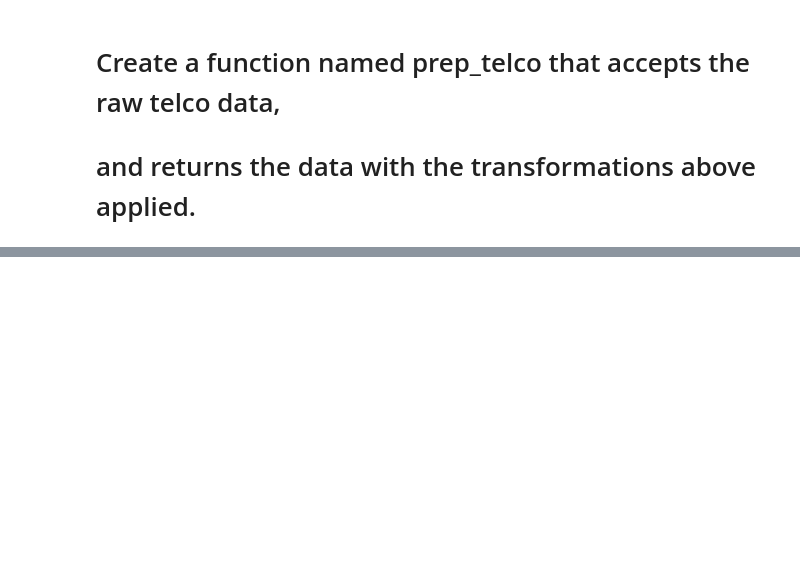
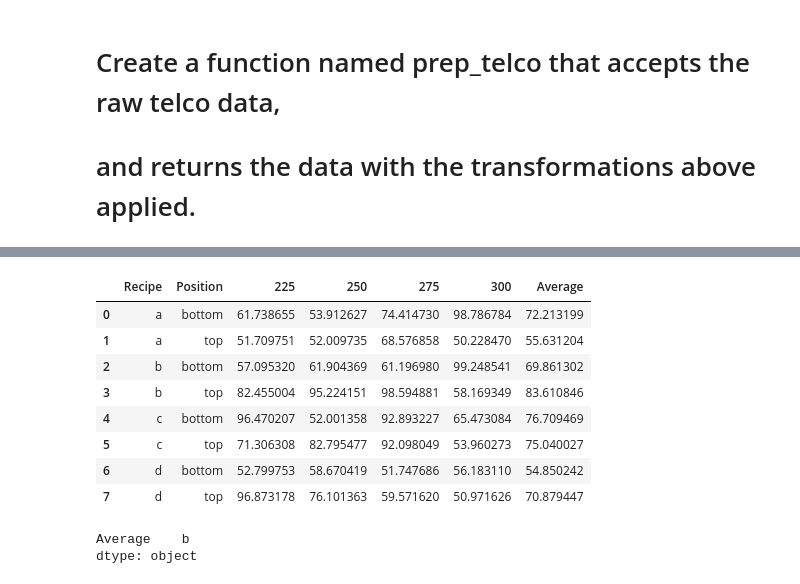
Before and after one commit to Laz-Lopez/classification-exercises, a Jupyter notebook: classification_exercises.ipynb, the cells around one changed output, grey strips where cells are left out. Drawn from its saved outputs; the diff is of its cells as text; code cells hidden in the pictures; blank space fills up the shorter version.

```diff
--- a/classification_exercises.ipynb
+++ b/classification_exercises.ipynb
@@ -624,0 +802,3 @@ Test: (1409, 21)
+# %%
+cake=split_cake.drop(['recipe:position'], axis=1)
+cake
@@ -624,0 +815,18 @@ Test: (1409, 21)
+# %%
+cake['Average'] = cake.mean(axis=1)
+cake
+# %% [output]
+|  | Recipe | Position | 225 | 250 | 275 | 300 | Average |
+| 0 | a | bottom | 61.738655 | 53.912627 | 74.414730 | 98.786784 | 72.213199 |
+| 1 | a | top | 51.709751 | 52.009735 | 68.576858 | 50.228470 | 55.631204 |
+| 2 | b | bottom | 57.095320 | 61.904369 | 61.196980 | 99.248541 | 69.861302 |
+| 3 | b | top | 82.455004 | 95.224151 | 98.594881 | 58.169349 | 83.610846 |
+| 4 | c | bottom | 96.470207 | 52.001358 | 92.893227 | 65.473084 | 76.709469 |
+| 5 | c | top | 71.306308 | 82.795477 | 92.098049 | 53.960273 | 75.040027 |
+| 6 | d | bottom | 52.799753 | 58.670419 | 51.747686 | 56.183110 | 54.850242 |
+| 7 | d | top | 96.873178 | 76.101363 | 59.571620 | 50.971626 | 70.879447 |
+# %%
+cake[['Recipe','Average']].groupby('Recipe').agg('mean').idxmax()
+# %% [output]
+Average    b
+dtype: object
```
Also changed, not shown: parts of 31 cells of this notebook.
